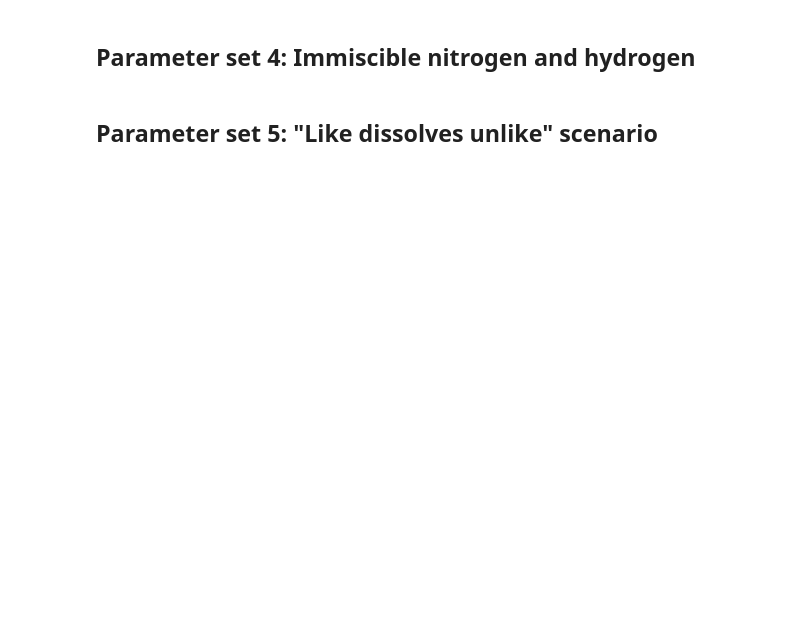
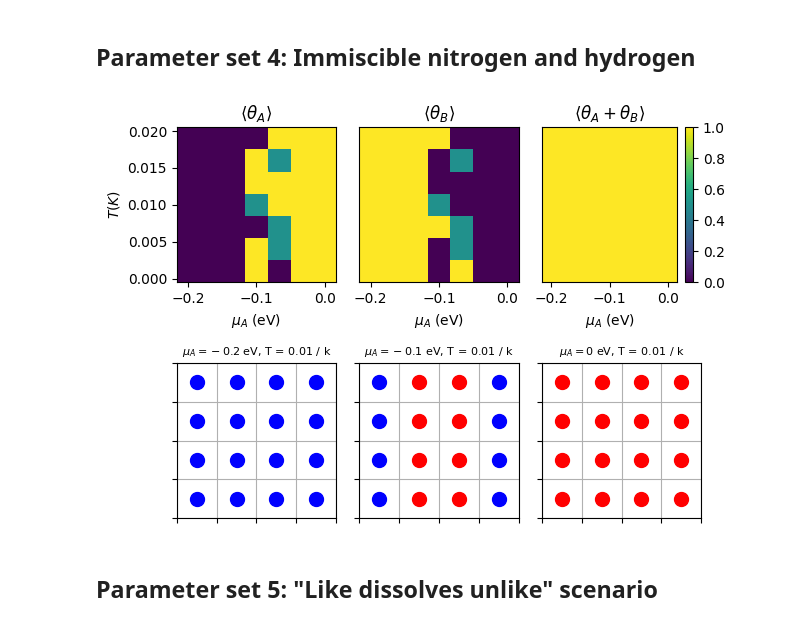
Before and after one commit to eyob-tewelde/comp-prob-solve, a Jupyter notebook: project-1/data.ipynb, the cells around one changed output. Saved outputs shown, nothing was run; the diff lists cells and outputs as text; code cells hidden in the pictures; blank space fills up the shorter version.

```diff
--- a/project-1/data.ipynb
+++ b/project-1/data.ipynb
@@ -120,6 +238,58 @@ for mu_A in mus_A:
             'mu_B': -0.1,
             'T': T  # Temperature (in units of k)
         })
+# %%
+#Run the simulation
+ps4_fl = np.zeros((len(mus_A), len(Ts), size, size))    #Initialize final lattice
+mc4_A = np.zeros((len(mus_A), len(Ts))) #Initialize lattice for mean coverage of particle A
+mc4_B = np.zeros((len(mus_A), len(Ts))) #Initialize lattice for mean coverage of particle B
+
+for i, param in enumerate(params_4):
+    lattice, coverage_A, coverage_B = gc.run_simulation(size, n_steps, param)
+    ps4_fl[i // len(Ts), i % len(Ts)] = lattice
+    mc4_A[i // len(Ts), i % len(Ts)] = np.mean(coverage_A[-1000:])
+    mc4_B[i // len(Ts), i % len(Ts)] = np.mean(coverage_B[-1000:])
+# %%
+#Plot the phase diagrams and the lattice configuration
+
+# Plot the T vs muA phase diagram
+fig, axs = plt.subplot_mosaic([[0, 1, 2], [3, 4, 5]], figsize=(6.5, 4.5))
+
+# Mean coverage of A
+axs[0].pcolormesh(mus_A, Ts, mc4_A.T, cmap='viridis', vmin=0, vmax=1)
+axs[0].set_title(r'$\langle \theta_A \rangle$')
+axs[0].set_xlabel(r'$\mu_A$ (eV)')
+axs[0].set_ylabel(r'$T (K)$')
+
+# Mean coverage of B
+axs[1].pcolormesh(mus_A, Ts, mc4_B.T, cmap='viridis', vmin=0, vmax=1)
+axs[1].set_title(r'$\langle \theta_B \rangle$')
+axs[1].set_xlabel(r'$\mu_A$ (eV)')
+axs[1].set_yticks([])
+
+# Mean total coverage
+cax = axs[2].pcolormesh(mus_A, Ts, mc4_A.T + mc4_B.T, cmap='viridis', vmin=0, vmax=1)
+axs[2].set_title(r'$\langle \theta_A + \theta_B \rangle$')
+axs[2].set_xlabel(r'$\mu_A$ (eV)')
+axs[2].set_yticks([])
+fig.colorbar(cax, ax=axs[2], location='right', fraction=0.1)
+
+
+# Plot the lattice configuration
+
+axs[3] = gc.plot_lattice(ps4_fl[0, 3], axs[3], r'$\mu_A = -0.2$ eV, T = 0.01 / k')
+
+# mu_A = -0.1 eV and T = 0.01 / k
+axs[4] = gc.plot_lattice(ps4_fl[3, 3], axs[4], r'$\mu_A = -0.1$ eV, T = 0.01 / k')
+
+# mu_A = 0 eV and T = 0.01 / k
+axs[5] = gc.plot_lattice(ps4_fl[6, 3], axs[5], r'$\mu_A = 0$ eV, T = 0.01 / k')
+
+plt.tight_layout()
+plt.savefig('parameter_set_4.png')
+plt.show()
+# %% [output]
+[figure, added]
 # %% [markdown]
 ## Parameter set 5: "Like dissolves unlike" scenario
 # %%
```
Also changed, not shown: parts of 14 cells of this notebook, 3 other files.
